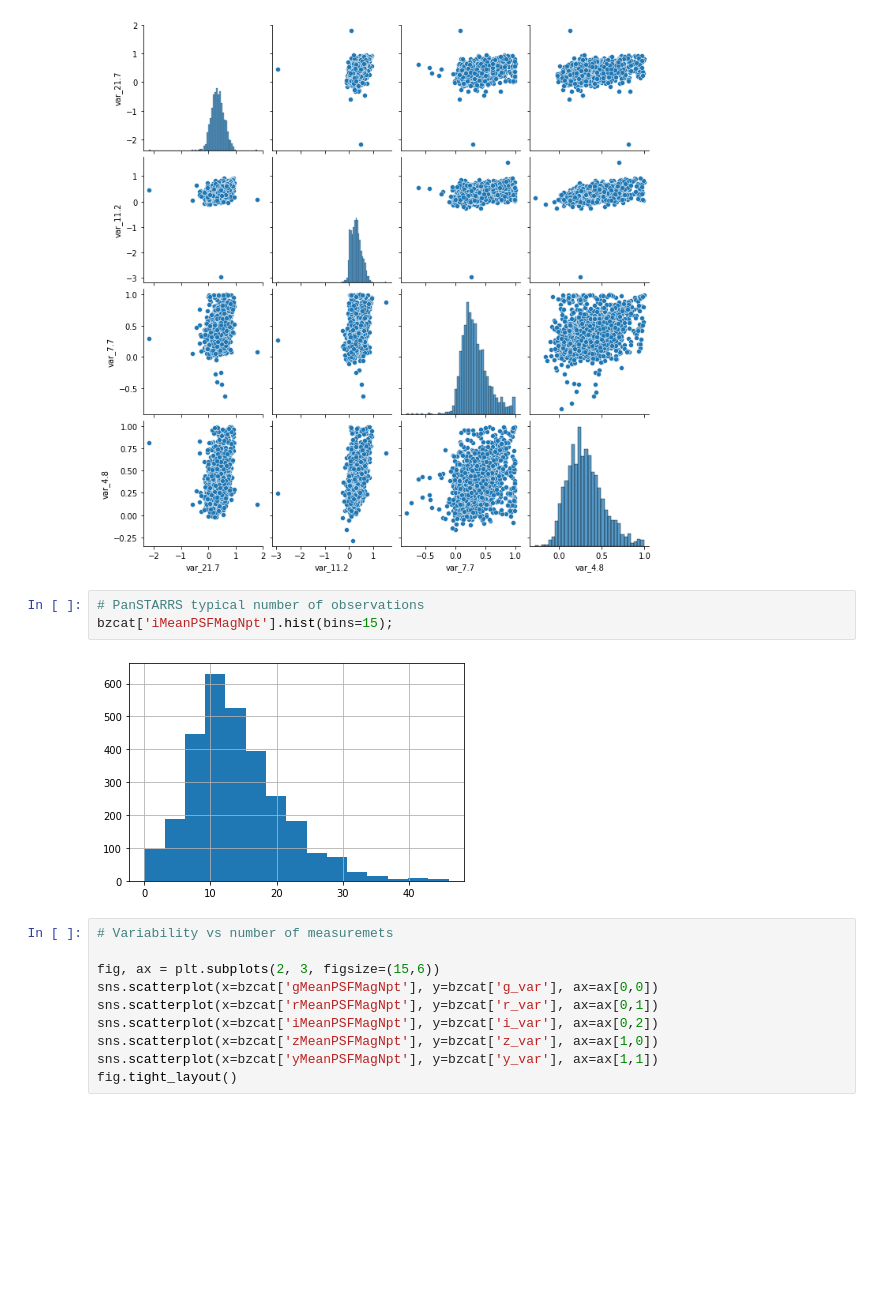
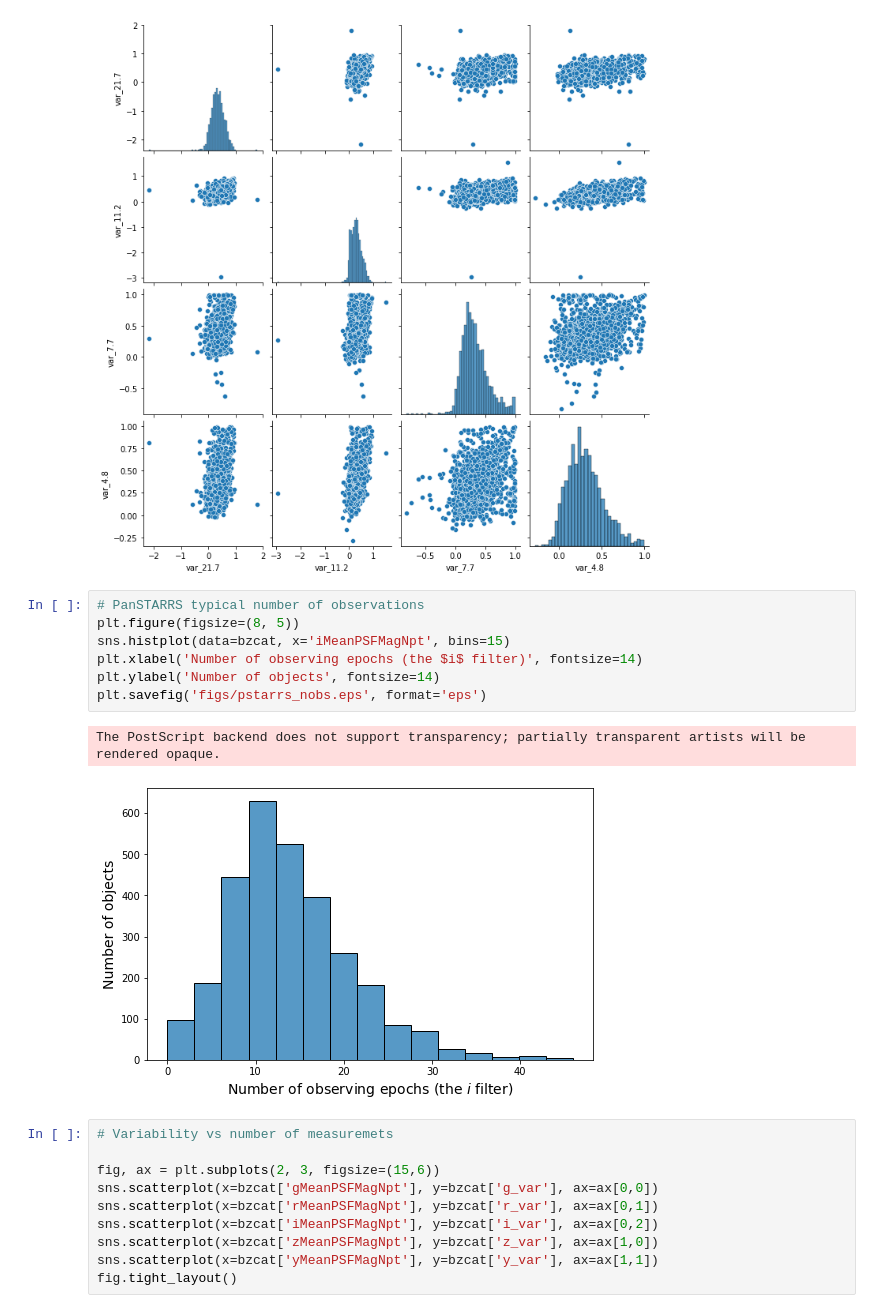
Before and after one commit to DKudryavtsev/BZCAT-Clustering, a Jupyter notebook: feature_engineering.ipynb, the cells around one changed output. Drawn from its saved outputs; the diff is of its cells as text; blank space fills up the shorter version.

```diff
--- a/feature_engineering.ipynb
+++ b/feature_engineering.ipynb
@@ -864,11 +918,16 @@ bzcat[['var_21.7', 'var_11.2', 'var_7.7', 'var_4.8']].corr()
 sns.pairplot(bzcat[['var_21.7', 'var_11.2', 'var_7.7', 'var_4.8']]);
 # %% [output]
 [figure]
-# %%
-# PanSTARRS typical number of observations
-bzcat['iMeanPSFMagNpt'].hist(bins=15);
-# %% [output]
-[figure, removed]
+# %%
+# PanSTARRS typical number of observations
+plt.figure(figsize=(8, 5))
+sns.histplot(data=bzcat, x='iMeanPSFMagNpt', bins=15)
+plt.xlabel('Number of observing epochs (the $i$ filter)', fontsize=14)
+plt.ylabel('Number of objects', fontsize=14)
+plt.savefig('figs/pstarrs_nobs.eps', format='eps')
+# %% [output]
+The PostScript backend does not support transparency; partially transparent artists will be rendered opaque.
+[figure, added]
 # %%
 # Variability vs number of measuremets
 
```
Also changed, not shown: parts of 9 cells of this notebook, 1 other file.
